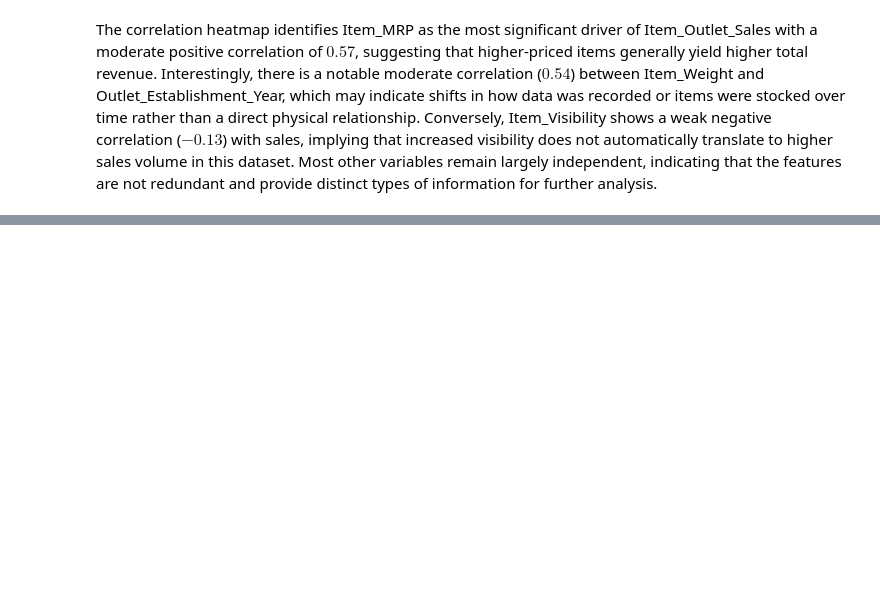
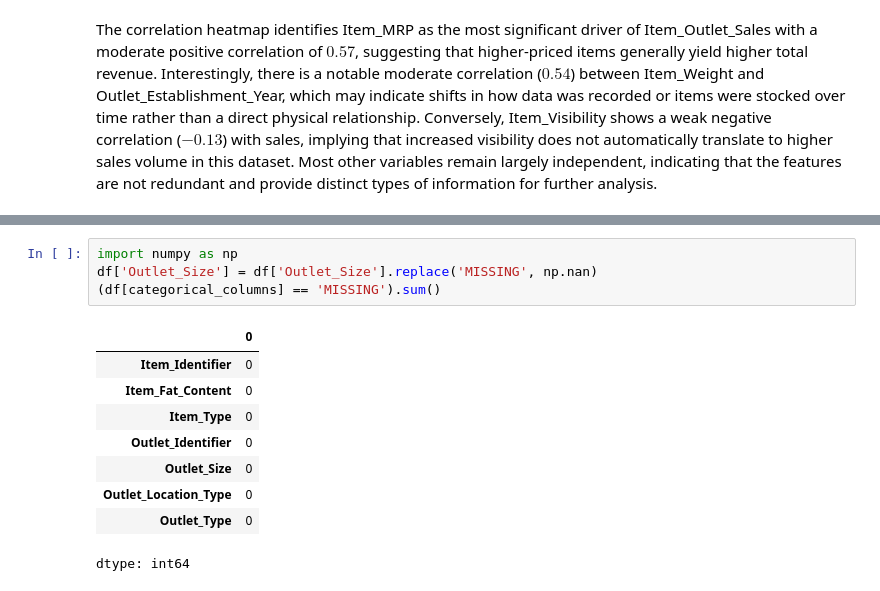
Before and after one commit to Maryam-Skaik/Prediction-of-Product-Sales, a Jupyter notebook: Prediction_of_Product_Sales.ipynb, the cells around one changed output, grey strips where cells are left out. Drawn from its saved outputs; the diff is of its cells as text; blank space fills up the shorter version.

```diff
--- a/Prediction_of_Product_Sales.ipynb
+++ b/Prediction_of_Product_Sales.ipynb
@@ -350,0 +366,14 @@ The correlation heatmap identifies Item_MRP as the most significant driver of It
+# %%
+import numpy as np
+df['Outlet_Size'] = df['Outlet_Size'].replace('MISSING', np.nan)
+(df[categorical_columns] == 'MISSING').sum()
+# %% [output]
+|  | 0 |
+| Item_Identifier | 0 |
+| Item_Fat_Content | 0 |
+| Item_Type | 0 |
+| Outlet_Identifier | 0 |
+| Outlet_Size | 0 |
+| Outlet_Location_Type | 0 |
+| Outlet_Type | 0 |
+dtype: int64
```
Also changed, not shown: parts of 6 cells of this notebook.
